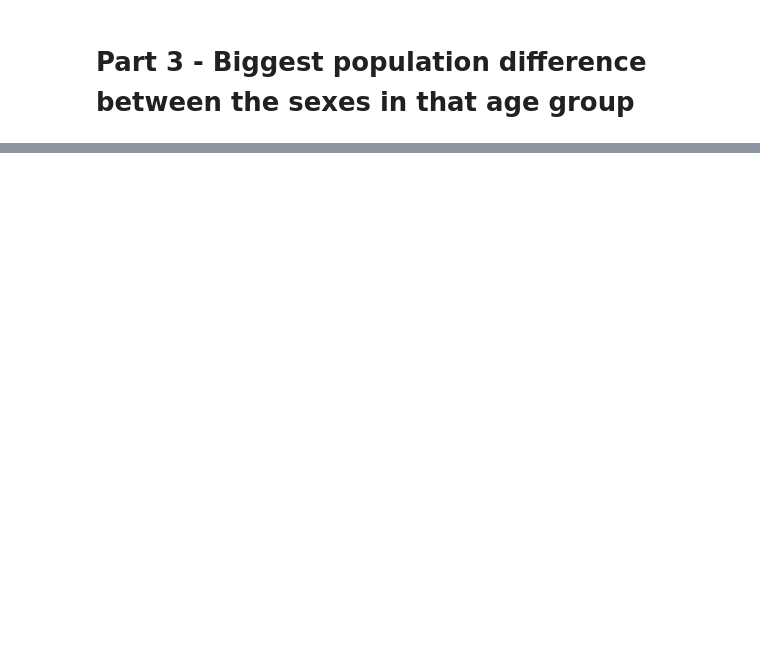
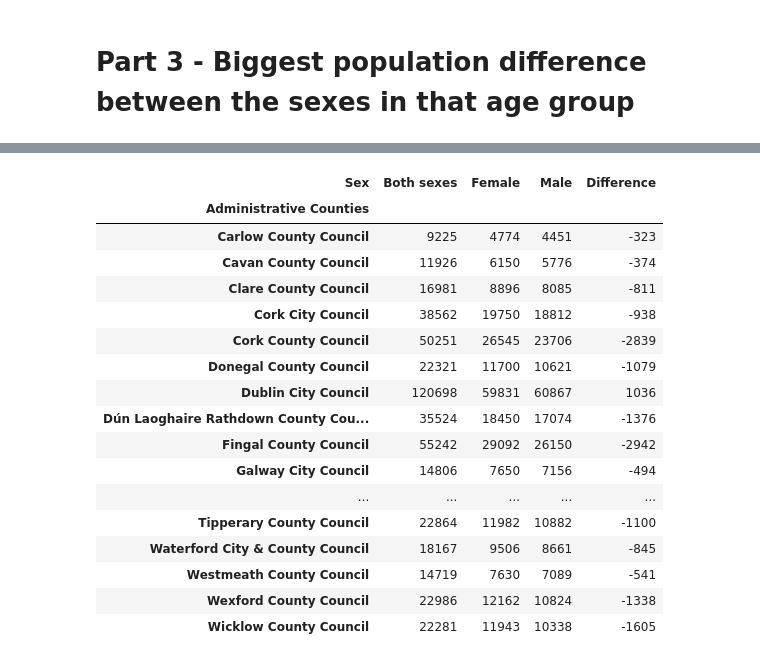
Before and after one commit to marianemcgrath/pfda, a Jupyter notebook: assignment/assignment05_population.ipynb, the cells around one changed output, grey strips where cells are left out. Saved outputs shown, nothing was run; the diff lists cells and outputs as text; code cells hidden in the pictures; blank space fills up the shorter version.

```diff
--- a/assignment/assignment05_population.ipynb
+++ b/assignment/assignment05_population.ipynb
@@ -41,0 +231,28 @@ Calculate the population difference between the sexes in that age group.
+# %%
+# Creating a proper pivot table with sex as columns
+by_region_sex = group.groupby(["Administrative Counties", "Sex"])["VALUE"].sum().unstack(fill_value=0)
+
+# Now calculate the difference between Male and Female populations
+by_region_sex["Difference"] = by_region_sex["Male"] - by_region_sex["Female"]
+
+# Display the results
+display(by_region_sex)
+# %% [output]
+| Sex | Both sexes | Female | Male | Difference |
+| Administrative Counties |  |  |  |  |
+| Carlow County Council | 9225 | 4774 | 4451 | -323 |
+| Cavan County Council | 11926 | 6150 | 5776 | -374 |
+| Clare County Council | 16981 | 8896 | 8085 | -811 |
+| Cork City Council | 38562 | 19750 | 18812 | -938 |
+| Cork County Council | 50251 | 26545 | 23706 | -2839 |
+| Donegal County Council | 22321 | 11700 | 10621 | -1079 |
+| Dublin City Council | 120698 | 59831 | 60867 | 1036 |
+| Dún Laoghaire Rathdown County Cou... | 35524 | 18450 | 17074 | -1376 |
+| Fingal County Council | 55242 | 29092 | 26150 | -2942 |
+| Galway City Council | 14806 | 7650 | 7156 | -494 |
+| ... | ... | ... | ... | ... |
+| Tipperary County Council | 22864 | 11982 | 10882 | -1100 |
+| Waterford City & County Council | 18167 | 9506 | 8661 | -845 |
+| Westmeath County Council | 14719 | 7630 | 7089 | -541 |
+| Wexford County Council | 22986 | 12162 | 10824 | -1338 |
+| Wicklow County Council | 22281 | 11943 | 10338 | -1605 |
```
Also changed, not shown: parts of 14 cells of this notebook, 4 other files.
